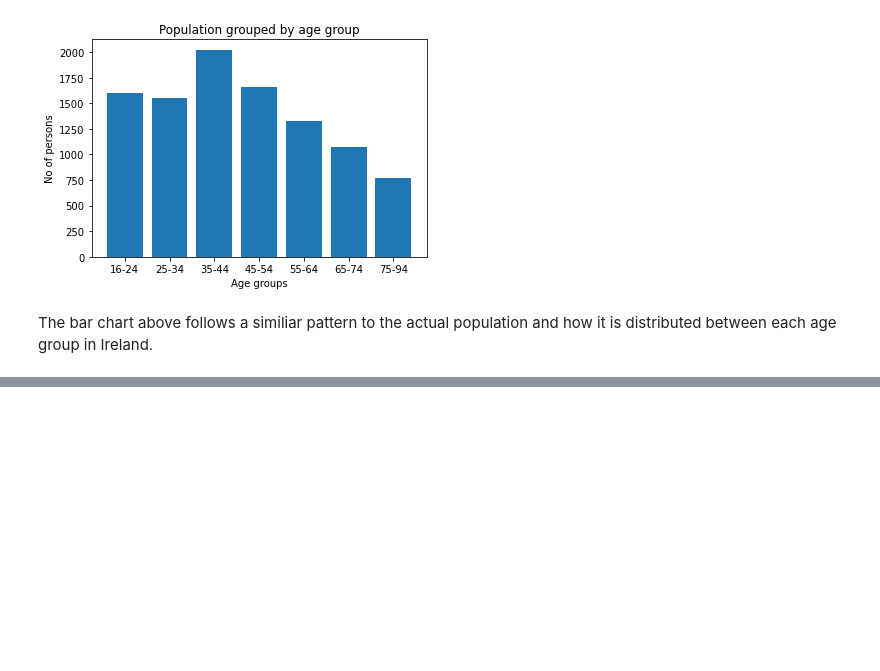
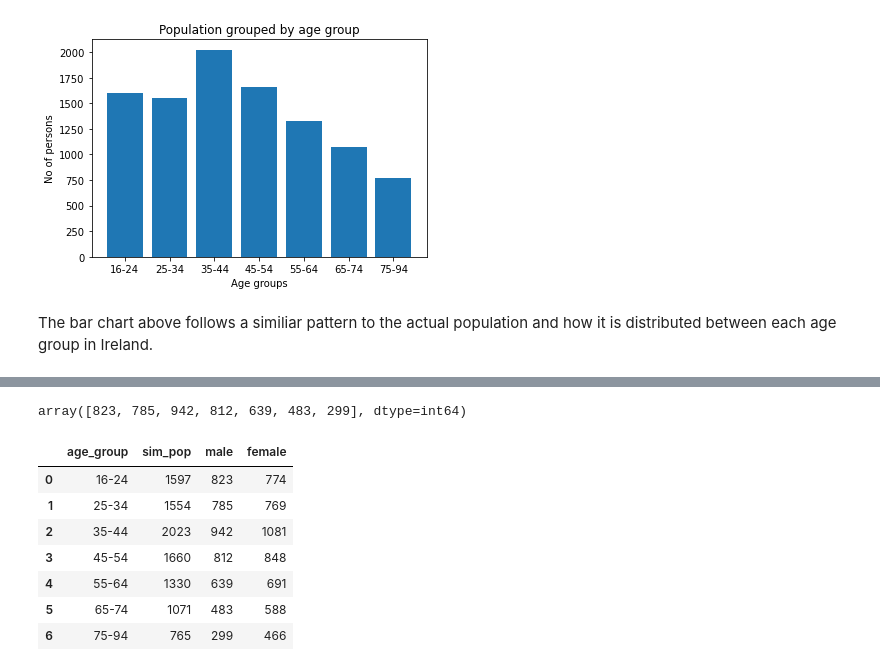
Before and after one commit to juliandunne1234/pada_project_g00267940, a Jupyter notebook: dataset_simulation_project.ipynb, the cells around one changed output, grey strips where cells are left out. Cells and saved outputs as stored; diff of their text form; code cells hidden in the pictures; blank space fills up the shorter version.

```diff
--- a/dataset_simulation_project.ipynb
+++ b/dataset_simulation_project.ipynb
@@ -187,0 +227,4 @@ The bar chart above follows a similiar pattern to the actual population and how
+# %%
+#Determine male/female weighting based on the Ireland 2020 dataset for each age group
+gend_prob = (round(((df_population['M']/df_population['F'])/2), 2)).to_numpy()
+gend_prob
@@ -187,0 +233,12 @@ The bar chart above follows a similiar pattern to the actual population and how
+# %%
+#Create array that includes the simulated no. of males for each age group
+sim_male = []
+
+for pop, prob in zip(sim_pop_arr, gend_prob):
+
+    m = np.random.default_rng().binomial(pop, prob, 1)
+    sim_male.append(m)
+
+sim_male
+
+#Reference https://pythonbasics.org/pandas-iterate-dataframe/ for example on applying the zip method
@@ -187,0 +265,28 @@ The bar chart above follows a similiar pattern to the actual population and how
+# %%
+#Convert 2d array to 1d using flatten method
+## https://thispointer.com/python-convert-matrix-2d-numpy-array-to-a-1d-numpy-array/#:~:text=Convert%202D%20Numpy%20array%20to%201D%20Numpy%20array,a%20flatten%201D%20view%20of%20the%20input%20array%2C
+sim_male_flat = sim_male_arr.flatten()
+sim_male_flat
+# %% [output]
+array([823, 785, 942, 812, 639, 483, 299], dtype=int64)
+# %%
+#Change array to pandas Series
+sim_male_flat = pd.Series(sim_male_flat)
+
+#Add the series to the simulated dataset
+#This is the simulated amount of males per age group generated using random binomial method
+cvd_sim['male'] = sim_male_flat
+
+#This is the simulated amount of females per age group
+cvd_sim['female'] = cvd_sim['sim_pop'] - cvd_sim['male']
+
+cvd_sim
+# %% [output]
+|  | age_group | sim_pop | male | female |
+| 0 | 16-24 | 1597 | 823 | 774 |
+| 1 | 25-34 | 1554 | 785 | 769 |
+| 2 | 35-44 | 2023 | 942 | 1081 |
+| 3 | 45-54 | 1660 | 812 | 848 |
+| 4 | 55-64 | 1330 | 639 | 691 |
+| 5 | 65-74 | 1071 | 483 | 588 |
+| 6 | 75-94 | 765 | 299 | 466 |
```
Also changed, not shown: parts of 21 cells of this notebook.
